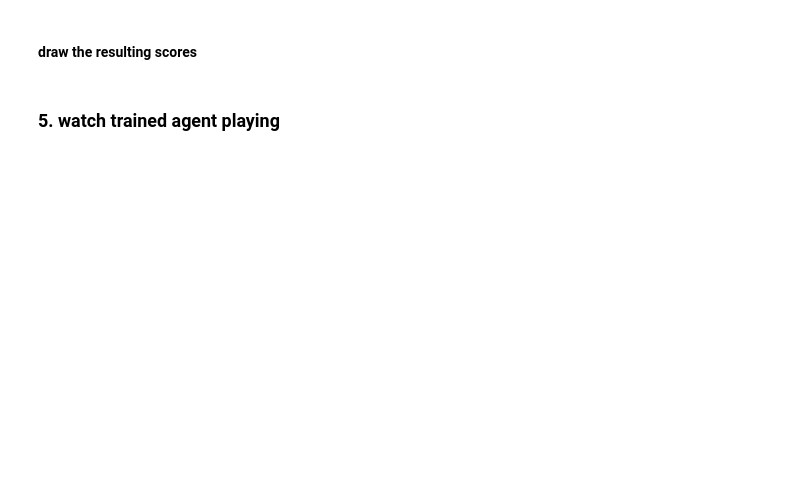
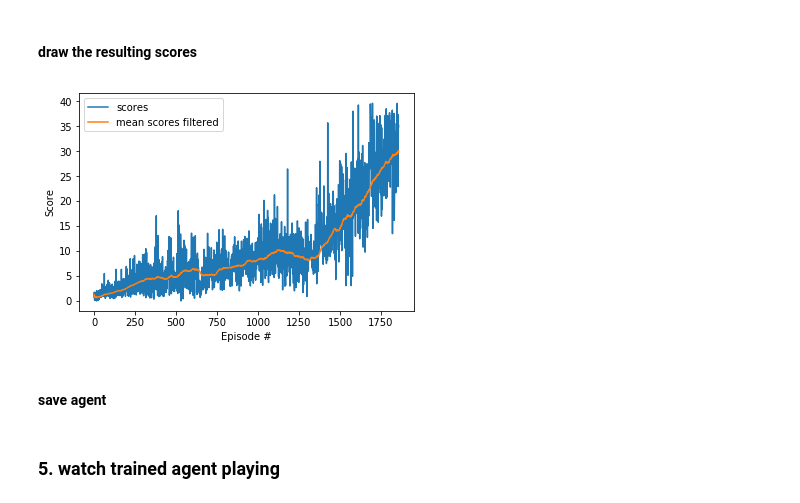
Before and after one commit to AdrianTrachte/udacity-drlnd-p2_continuous-control, a Jupyter notebook: Continuous_Control.ipynb, the cells around one changed output. Drawn from its saved outputs; the diff is of its cells as text; code cells hidden in the pictures; blank space fills up the shorter version.

```diff
--- a/Continuous_Control.ipynb
+++ b/Continuous_Control.ipynb
@@ -168,7 +168,6 @@ def ddpg(n_episodes=100, max_t=100, beta_start=1.0, beta_end=0.01, beta_episodeE
     """
     scores = []                        # list containing scores from each episode
     scores_window = deque(maxlen=100)  # last 100 scores
-    last_reward_vec = np.zeros(max_t)  # reset reward vector, only for last episode
     beta = beta_start                  # initialize beta, that is factor for adding noise
     beta_decay_linear = (beta_start-beta_end)/beta_episodeEnd # compute linear beta decay rate
 
@@ -190,13 +189,13 @@ def ddpg(n_episodes=100, max_t=100, beta_start=1.0, beta_end=0.01, beta_episodeE
             # do some tracking on the rewards
             state = next_state
             score += reward
-            if i_episode == n_episodes: last_reward_vec[t] = reward
             if done:
                 break
         scores_window.append(score)       # save most recent score
         scores.append(score)              # save most recent score
         beta = max(beta_end, beta_start - beta_decay_linear*i_episode) # decrease beta
 
+        # give some information about current progress
         print('\rEpisode {}\tAverage Score: {:.2f}'.format(i_episode, np.mean(scores_window)), end="")
         if i_episode % 50 == 0:
             # update progress widget bar
@@ -208,16 +207,16 @@ def ddpg(n_episodes=100, max_t=100, beta_start=1.0, beta_end=0.01, beta_episodeE
             break
     # finish timer
     timer.finish()
-    return scores, last_reward_vec
+    return scores
 # %% [markdown]
 #### create the agent and do the training
 # %%
 # parameters for learning
-n_episodes=4000
-max_t=4000
+max_t=2000 # one episodes lasts 1001 steps, so everything above will
 beta_start=1.5
 beta_end=0.01
-beta_episodeEnd=4000
+beta_episodeEnd=2500
+n_episodes=2500
 
 # create agent and train
 agent = Agent(state_size, action_size, 1)        # initialize agent
@@ -238,6 +237,6 @@ widget = ['training loop: ', pb.Percentage(), ' ',
 timer = pb.ProgressBar(widgets=widget, maxval=n_episodes).start()
 
 # do actual learning
-scores, last_reward_vec = ddpg(n_episodes, max_t, beta_start, beta_end, beta_episodeEnd)
+scores = ddpg(n_episodes, max_t, beta_start, beta_end, beta_episodeEnd)
 # %% [output]
 training loop:   0% |                                          | ETA:  --:--:--
@@ -261,16 +260,25 @@ Episode 299     Average Score: 3.91
 # %% [markdown]
 #### draw the resulting scores
 # %%
-# butterworth filter with [order] and [cutofffreq/nyquistfreq]
-b, a = signal.butter(4, 0.01/0.5)
-scores_filtered = signal.filtfilt(b, a, scores)
+# moving average over 100 episodes
+def moving_average(sig, n=100):
+    window = deque(maxlen=n)  # last n scores
+    sig_ma = []
+    for i in range(len(sig)):
+        window.append(sig[i])
+        sig_ma.append(np.mean(window))
+    return sig_ma
+
+scores_filtered = moving_average(scores)
 plt.plot(scores, label='scores')
 plt.plot(scores_filtered, label='mean scores filtered')
 plt.legend(loc='best')
 plt.ylabel('Score')
 plt.xlabel('Episode #')
 plt.savefig('./data/DDPG_tmax{}_episodes{}_epsEnd{}_twoHiddenlayer.png'.format(max_t, n_episodes, beta_episodeEnd))
 plt.show()
+# %% [output]
+[figure, added]
 # %%
 # save data
 with open('./data/scores_DDPG_tmax{}_episodes{}_epsEnd{}.pkl'.format(max_t, n_episodes, beta_episodeEnd), 'wb') as f:
@@ -280,4 +288,6 @@ with open('./data/scores_DDPG_tmax{}_episodes{}_epsEnd{}.pkl'.format(max_t, n_ep
 #    scores = pickle.load(f)
+# %% [markdown]
+#### save agent
 # %%
 # save learned agent if desired
 checkpoint = {'input_size': state_size+action_size,
```
Also changed, not shown: parts of 7 cells of this notebook, 5 other files.
